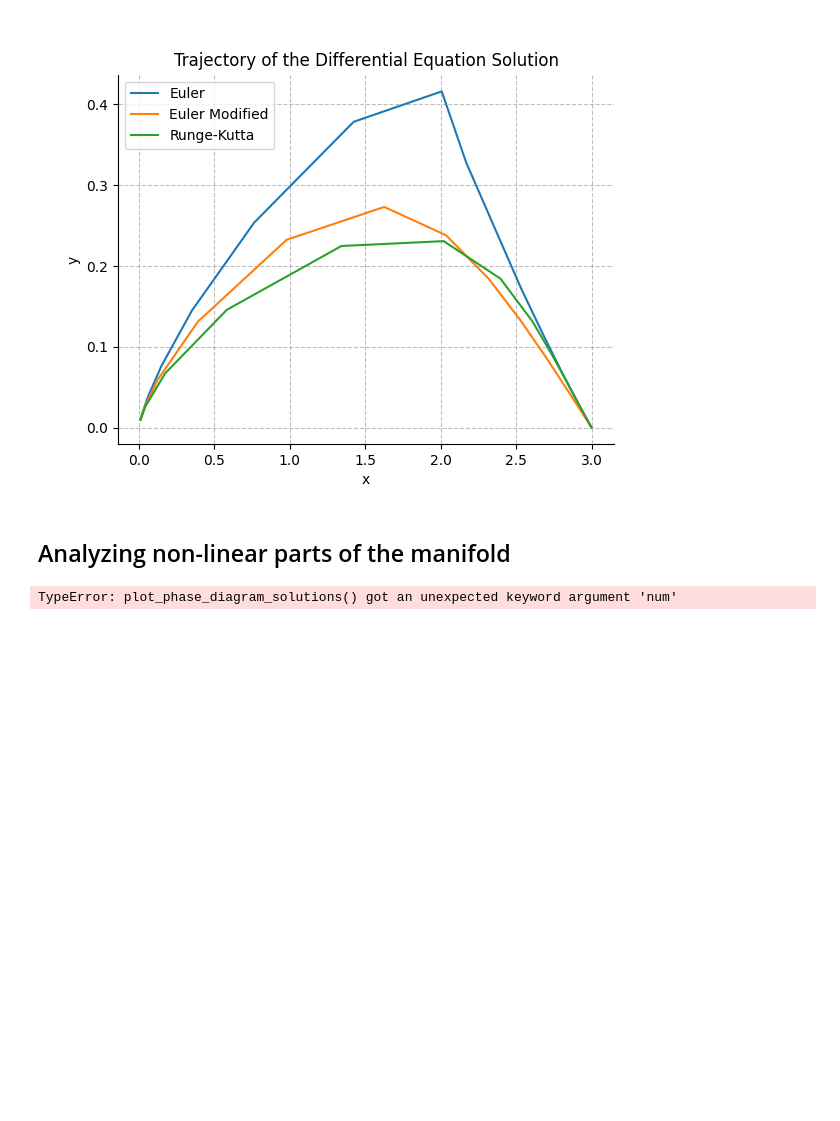
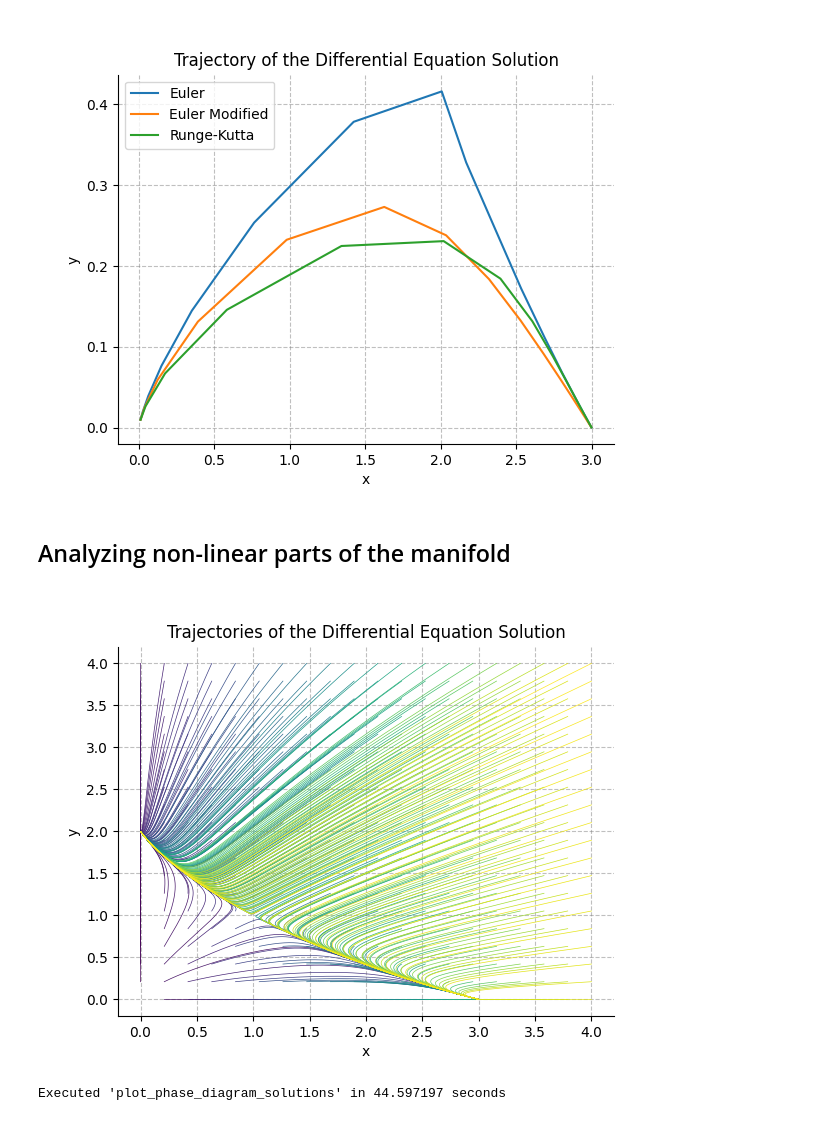
Before and after one commit to Jac-Zac/Dynamic_Systems_Project, a Jupyter notebook: eq_diff_code/phase_diagram.ipynb, the cells around one changed output. Drawn from its saved outputs; the diff is of its cells as text; code cells hidden in the pictures; blank space fills up the shorter version.

```diff
--- a/eq_diff_code/phase_diagram.ipynb
+++ b/eq_diff_code/phase_diagram.ipynb
@@ -218,12 +218,13 @@ Executed 'eulero_modified' in 0.111109 seconds
 # %%
 %matplotlib widget
 
 # Delta time
-dt = 0.01
+dt = 0.001
 # Final time
 final_time = 10
 
 # The number of step is automatically computed the function is also inside eqdiff_solver
-plot_phase_diagram_solutions(f, dt=dt, final_time=final_time, num=50)
+plot_phase_diagram_solutions(f, dt=dt, final_time=final_time, num=20)
 # %% [output]
+[figure, added]
-TypeError: plot_phase_diagram_solutions() got an unexpected keyword argument 'num'
+Executed 'plot_phase_diagram_solutions' in 44.597197 seconds
```
Also changed, not shown: parts of 1 cell of this notebook, 1 other file.
